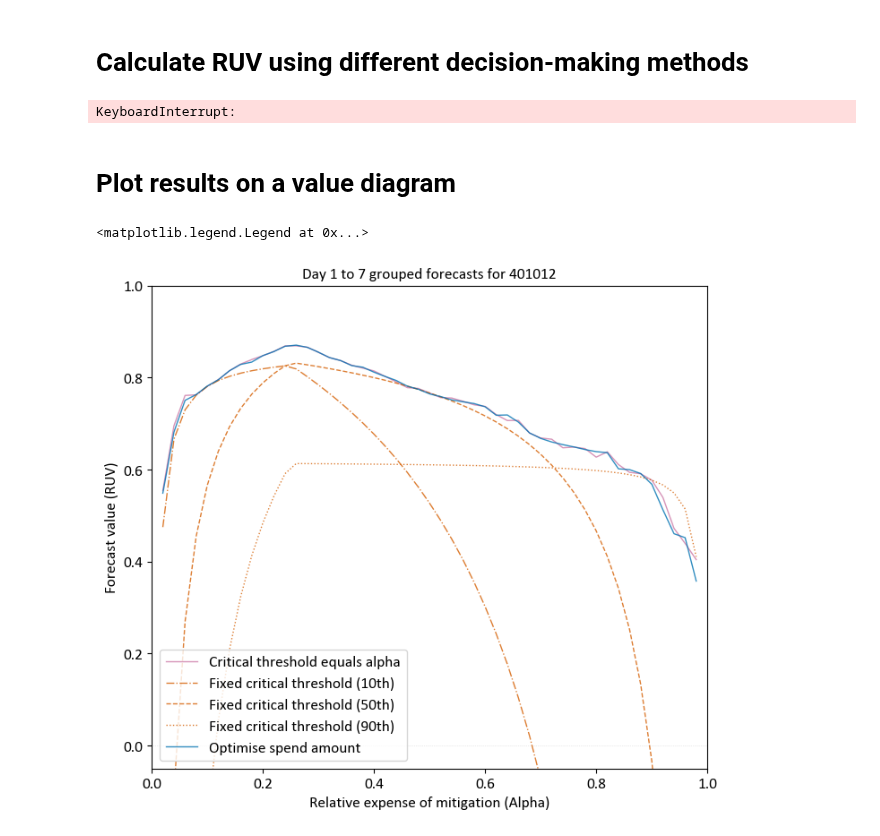
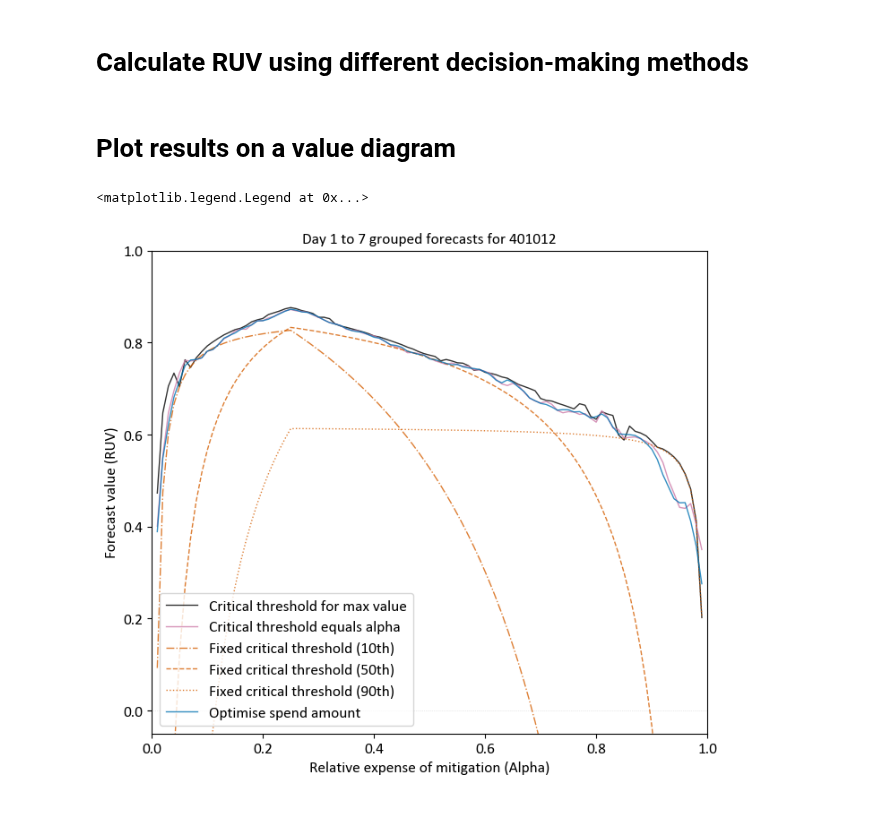
Before and after one commit to richardlaugesen/ruvpy, a Jupyter notebook: examples/example_1.ipynb, the cells around one changed output. Drawn from its saved outputs; the diff is of its cells as text; code cells hidden in the pictures.

```diff
--- a/examples/example_1.ipynb
+++ b/examples/example_1.ipynb
@@ -83,41 +95,25 @@ ref = clim_ens
 # %%
-decision_definition['decision_method'] = 'optimise_over_forecast_distribution'  # default
-results_optim = relative_utility_value(obs, fcst_ens, ref, decision_definition, parallel_nodes=parallel_nodes, verbose=False)
+decision_definition['decision_method'] = 'critical_probability_threshold_max_value'
+results_max = relative_utility_value(obs, fcst_ens, ref, decision_definition, parallel_nodes)
-# %%
-decision_definition['decision_method'] = 'critical_probability_threshold_fixed'
-
-decision_definition['critical_probability_threshold'] = 0.1
-results_fixed_10th = relative_utility_value(obs, fcst_ens, ref, decision_definition, parallel_nodes=parallel_nodes)
-
-decision_definition['critical_probability_threshold'] = 0.5
-results_fixed_50th = relative_utility_value(obs, fcst_ens, ref, decision_definition, parallel_nodes=parallel_nodes)
-
-decision_definition['critical_probability_threshold'] = 0.9
-results_fixed_90th = relative_utility_value(obs, fcst_ens, ref, decision_definition, parallel_nodes=parallel_nodes)
 # %%
-decision_definition['decision_method'] = 'critical_probability_threshold_max_value'
-results_max = relative_utility_value(obs, fcst_ens, ref, decision_definition, parallel_nodes=parallel_nodes, verbose=False)
+decision_definition['decision_method'] = 'critical_probability_threshold_equals_alpha'
+results_alpha = relative_utility_value(obs, fcst_ens, ref, decision_definition, parallel_nodes)
-# %% [output]
-KeyboardInterrupt:
-# %%
-decision_definition['decision_method'] = 'critical_probability_threshold_equals_alpha'
-results_alpha = relative_utility_value(obs, fcst_ens, ref, decision_definition, parallel_nodes=parallel_nodes)
 # %% [markdown]
 # Plot results on a value diagram
 # %%
-#plt.plot(decision_definition['alphas'], results_max['ruv'], color=colors['black'], linewidth=1, alpha=0.8, label='Critical threshold for max value')
+plt.plot(decision_definition['alphas'], results_max['ruv'], color=colors['black'], linewidth=1, alpha=0.8, label='Critical threshold for max value')
 plt.plot(decision_definition['alphas'], results_alpha['ruv'], color=colors['pink'], linewidth=1, alpha=0.8, label='Critical threshold equals alpha')
 plt.plot(decision_definition['alphas'], results_fixed_10th['ruv'], color=colors['dark_orange'], linestyle='-.', linewidth=1, alpha=0.8, label='Fixed critical threshold (10th)')
 plt.plot(decision_definition['alphas'], results_fixed_50th['ruv'], color=colors['dark_orange'], linestyle='--', linewidth=1, alpha=0.8, label='Fixed critical threshold (50th)')
 plt.plot(decision_definition['alphas'], results_fixed_90th['ruv'], color=colors['dark_orange'], linestyle=':', linewidth=1, alpha=0.8, label='Fixed critical threshold (90th)')
 plt.plot(decision_definition['alphas'], results_optim['ruv'], color=colors['dark_blue'], linewidth=1, alpha=0.8, label='Optimise spend amount')
 plt.axhline(0, color='grey', linewidth=0.5, alpha=0.3, linestyle='dotted')
 plt.xlim((0, 1))
 plt.ylim(-0.05, 1)
 plt.xlabel('Relative expense of mitigation (Alpha)')
 plt.ylabel('Forecast value (RUV)')
 plt.title('Day 1 to 7 grouped forecasts for %s' % awrc, fontsize='medium')
 plt.legend()
 # %% [output]
 <matplotlib.legend.Legend at 0x...>
-[figure, old version]
+[figure, new version]
```
Also changed, not shown: parts of 4 cells of this notebook.
